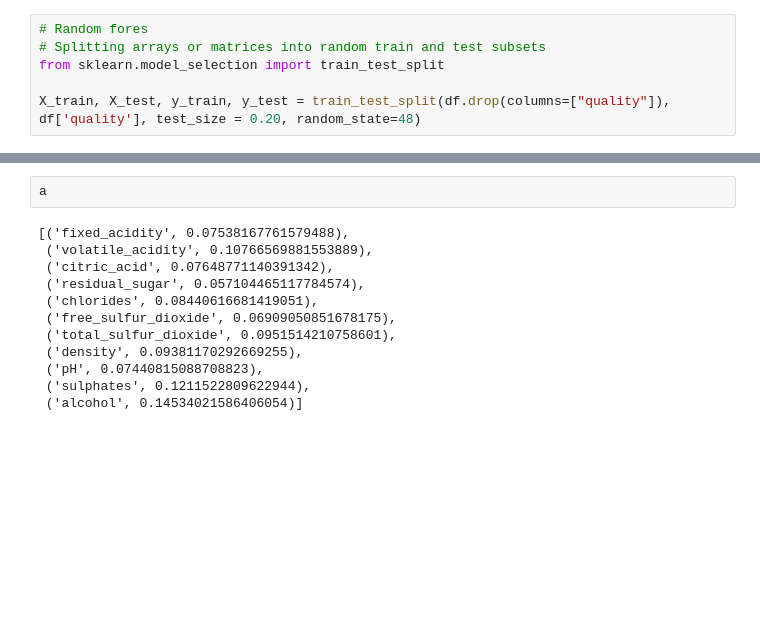
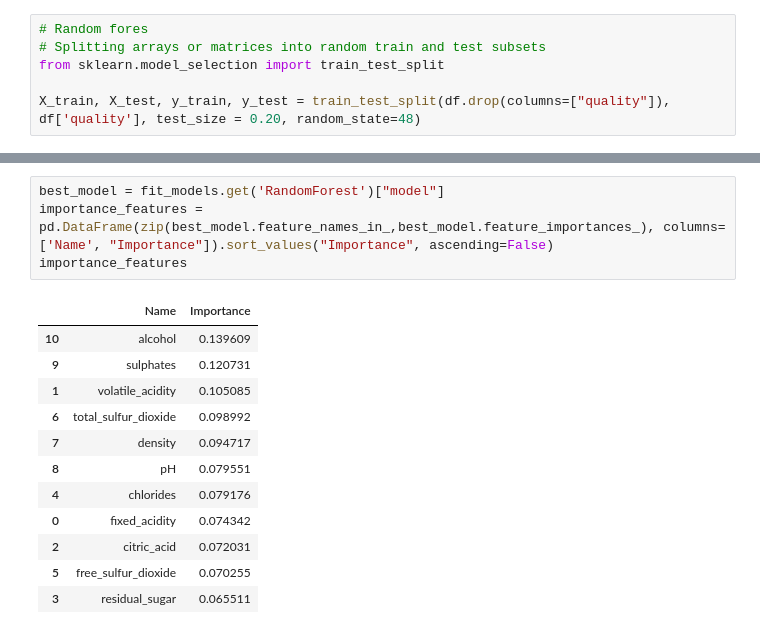
Before and after one commit to Ignacio2M/Data-analysis, a Jupyter notebook: Vinos.ipynb, the cells around one changed output, grey strips where cells are left out. Saved outputs shown, nothing was run; the diff lists cells and outputs as text; blank space fills up the shorter version.

```diff
--- a/Vinos.ipynb
+++ b/Vinos.ipynb
@@ -205,14 +268,17 @@ RandomForest2 0.6902985074626866
-# %%
-a
-# %% [output]
-[('fixed_acidity', 0.07538167761579488),
- ('volatile_acidity', 0.10766569881553889),
- ('citric_acid', 0.07648771140391342),
- ('residual_sugar', 0.057104465117784574),
- ('chlorides', 0.08440616681419051),
- ('free_sulfur_dioxide', 0.06909050851678175),
- ('total_sulfur_dioxide', 0.0951514210758601),
- ('density', 0.09381170292669255),
- ('pH', 0.07440815088708823),
- ('sulphates', 0.1211522809622944),
- ('alcohol', 0.14534021586406054)]
+# %%
+best_model = fit_models.get('RandomForest')["model"]
+importance_features = pd.DataFrame(zip(best_model.feature_names_in_,best_model.feature_importances_), columns=['Name', "Importance"]).sort_values("Importance", ascending=False)
+importance_features
+# %% [output]
+|  | Name | Importance |
+| 10 | alcohol | 0.139609 |
+| 9 | sulphates | 0.120731 |
+| 1 | volatile_acidity | 0.105085 |
+| 6 | total_sulfur_dioxide | 0.098992 |
+| 7 | density | 0.094717 |
+| 8 | pH | 0.079551 |
+| 4 | chlorides | 0.079176 |
+| 0 | fixed_acidity | 0.074342 |
+| 2 | citric_acid | 0.072031 |
+| 5 | free_sulfur_dioxide | 0.070255 |
+| 3 | residual_sugar | 0.065511 |
```
Also changed, not shown: parts of 9 cells of this notebook.
